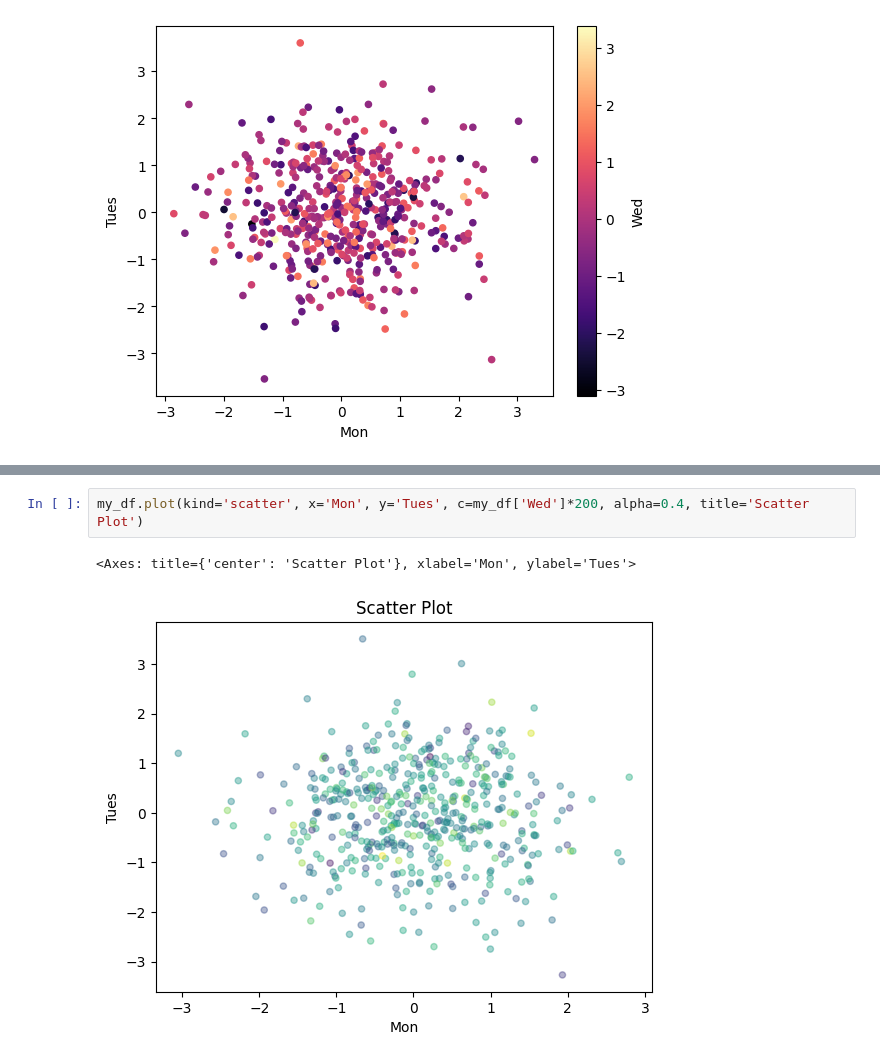
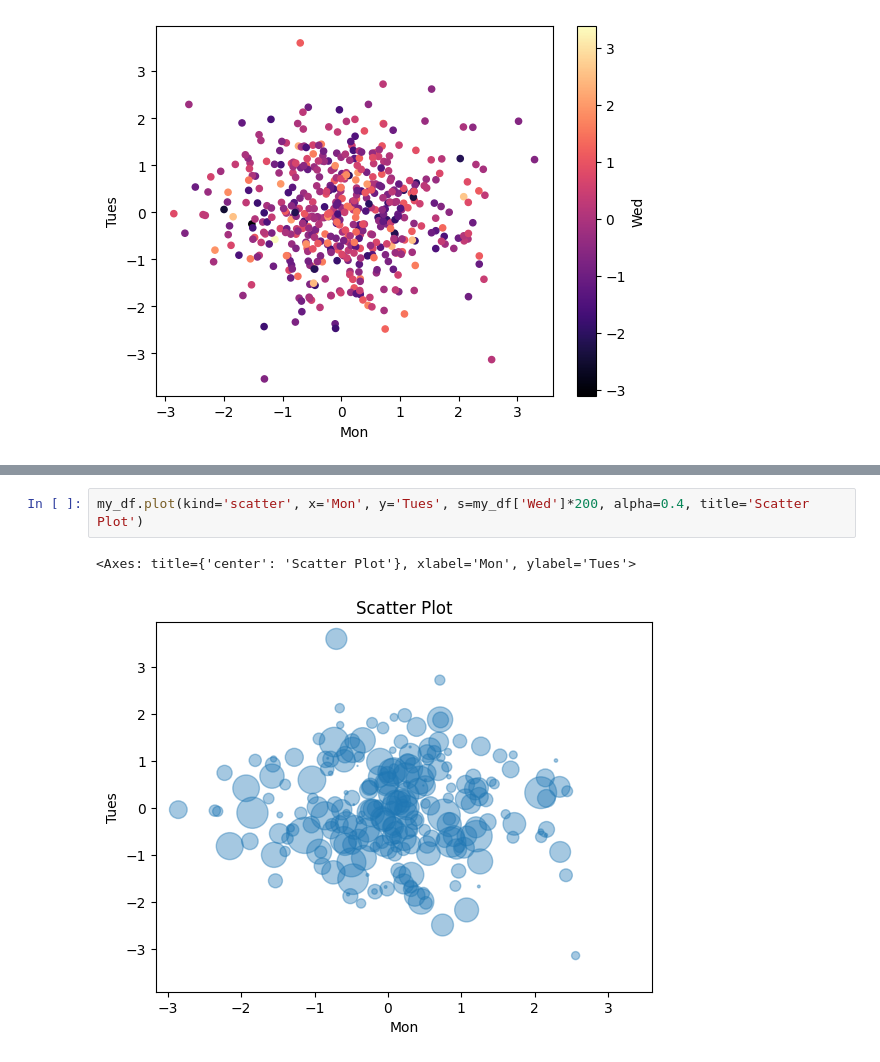
Before and after one commit to todor-petrov/pandas, a Jupyter notebook: scatter.ipynb, the cells around one changed output, grey strips where cells are left out. Drawn from its saved outputs; the diff is of its cells as text.

```diff
--- a/scatter.ipynb
+++ b/scatter.ipynb
@@ -44,5 +44,5 @@ my_df.plot(kind="scatter", x="Mon", y="Tues", c=my_df['Wed']*100)
 # %%
-my_df.plot(kind='scatter', x='Mon', y='Tues', c=my_df['Wed']*200, alpha=0.4, title='Scatter Plot')
+my_df.plot(kind='scatter', x='Mon', y='Tues', s=my_df['Wed']*200, alpha=0.4, title='Scatter Plot')
 # %% [output]
 <Axes: title={'center': 'Scatter Plot'}, xlabel='Mon', ylabel='Tues'>
-[figure, old version]
+[figure, new version]
```
Also changed, not shown: parts of 2 cells of this notebook.
